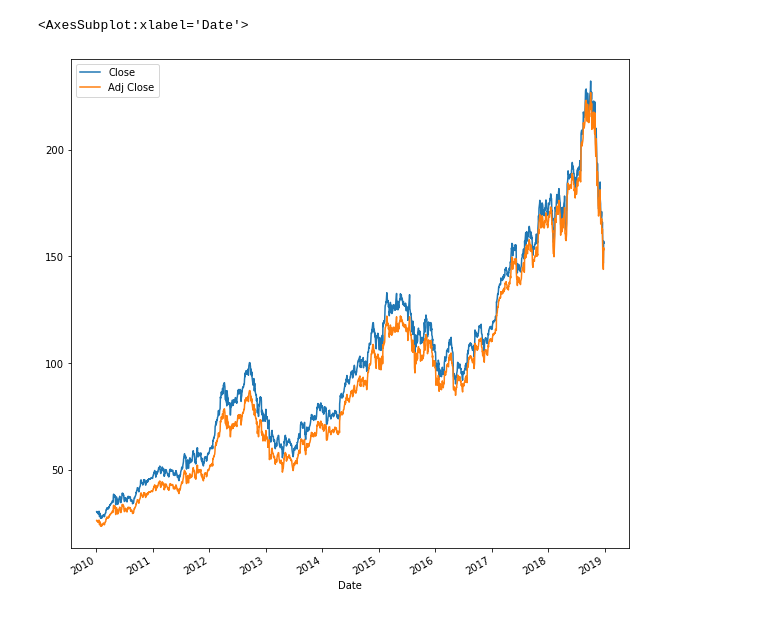
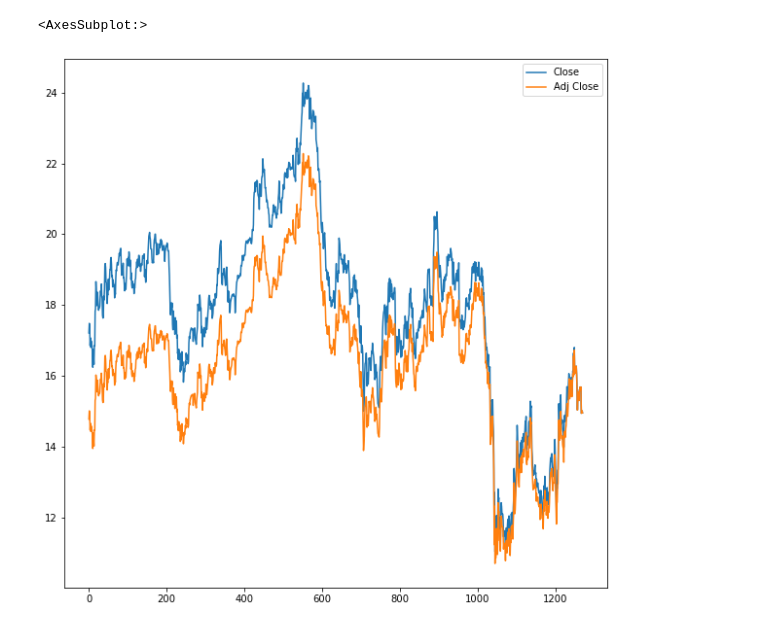
Before and after one commit to cafe-com-analytics/financial_engineering_adachi, a Jupyter notebook: notebooks/S2_Adjusted_Close.ipynb, the cells around one changed output. Cells and saved outputs as stored; diff of their text form; code cells hidden in the pictures.

```diff
--- a/notebooks/S2_Adjusted_Close.ipynb
+++ b/notebooks/S2_Adjusted_Close.ipynb
@@ -1,7 +1,7 @@
 # %%
 import pandas as pd
 # %%
-df = pd.read_csv('../data/raw/sp500sub.csv', index_col='Date', parse_dates=True)
+df = pd.read_csv('../data/interim/ibovfull.csv')
 # %%
 df.head()
 # %% [output]
@@ -21,6 +20,6 @@ goog[['Close', 'Adj Close']].plot(figsize=(10,10))
 # %%
-aapl = df[df['Name'] == 'AAPL']
+aapl = df[df['Name'] == 'ABEV3']
 aapl[['Close', 'Adj Close']].plot(figsize=(10,10))
 # %% [output]
-<AxesSubplot:xlabel='Date'>
+<AxesSubplot:>
-[figure, old version]
+[figure, new version]
```
Also changed, not shown: parts of 2 cells of this notebook, 13 other files.
